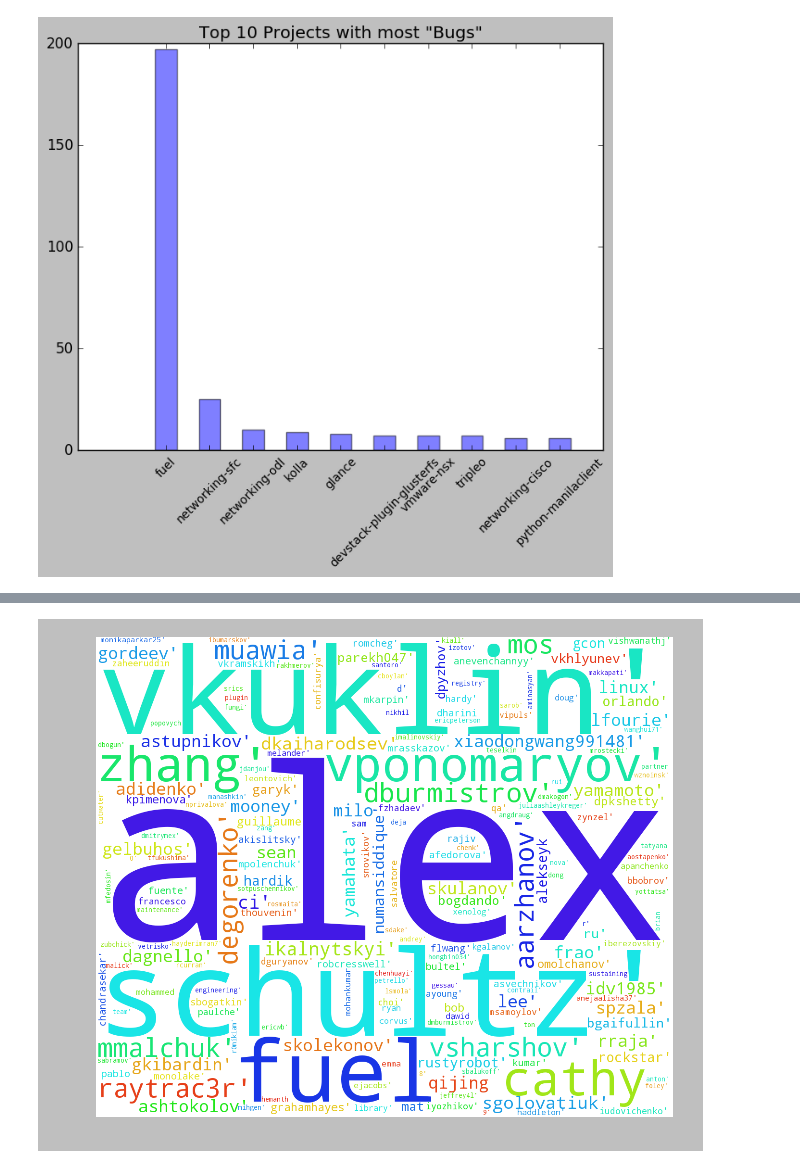
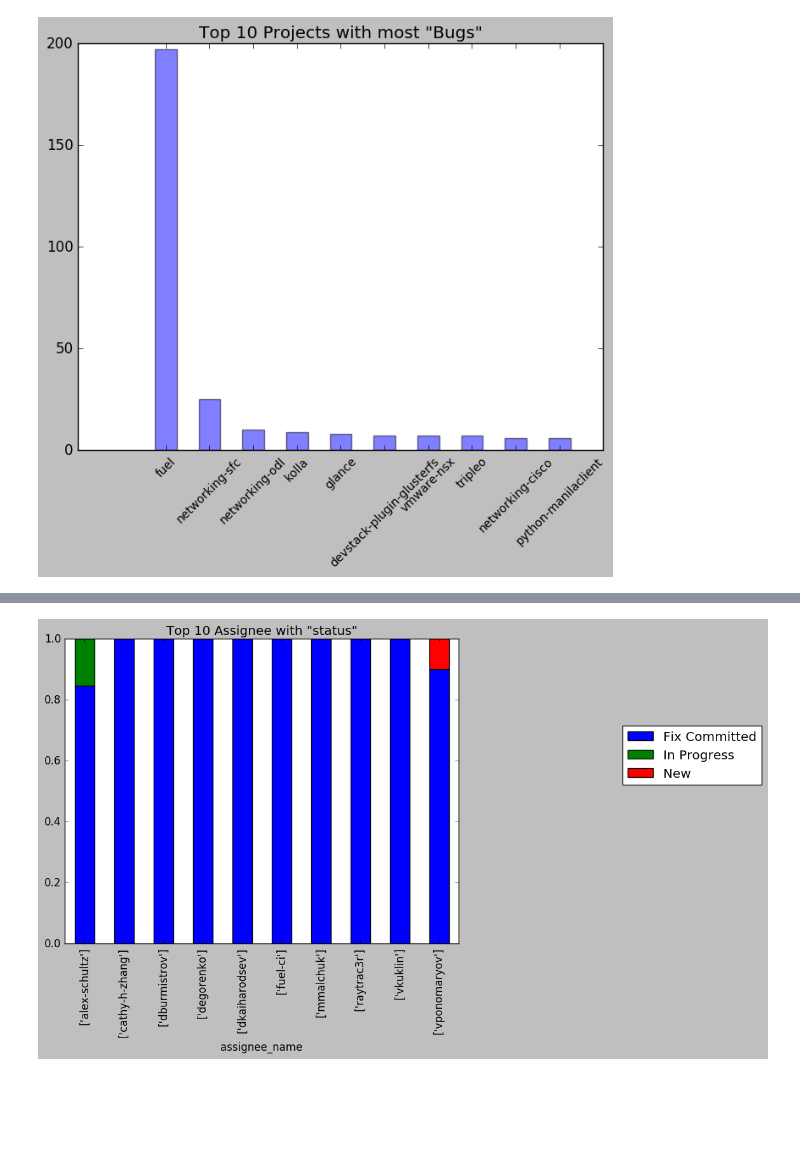
Before and after one commit to ZainabSayyed/Python-Codes, a Jupyter notebook: OpenStack/OpenStack_bugdump_critical.ipynb, the cells around one changed output, grey strips where cells are left out. Saved outputs shown, nothing was run; the diff lists cells and outputs as text; code cells hidden in the pictures; blank space fills up the shorter version.

```diff
--- a/OpenStack/OpenStack_bugdump_critical.ipynb
+++ b/OpenStack/OpenStack_bugdump_critical.ipynb
@@ -81,16 +75,10 @@ plt.show()
-# %%
-#Analyze Assignee
-word_string=''
-
-for i in df.assignee_name:
-    if i!='NA':
-        word_string= word_string+i
-from wordcloud import WordCloud, STOPWORDS
-import matplotlib.pyplot as plt
-
-wordcloud = WordCloud( stopwords=STOPWORDS,background_color='white',width=1200,height=1000).generate(word_string)
-plt.imshow(wordcloud)
-plt.axis('off')
-plt.show()
-# %% [output]
-[figure, removed]
+# %%
+top_assignee_name= project=pd.value_counts(df['assignee_name'].values, sort=True)
+top_assignee_name=pd.np.array(map(str,top_assignee_name.index))
+top_assignee_name= top_assignee_name[1:11]
+top_assignee_name= df[df['assignee_name'].isin(top_assignee_name)]
+top_assignee_name = pd.crosstab(index=top_assignee_name['assignee_name'], columns=top_assignee_name['status'],margins=False)
+df3=top_assignee_name.div(top_assignee_name.sum(axis=1), axis=0)
+plt.show(df3.plot.bar(stacked=True, legend=False,title='Top 10 Assignee with "status"').legend(bbox_to_anchor=(1.4, 0.5),loc='lower left'))
+# %% [output]
+[figure, added]
```
Also changed, not shown: parts of 11 cells of this notebook.
